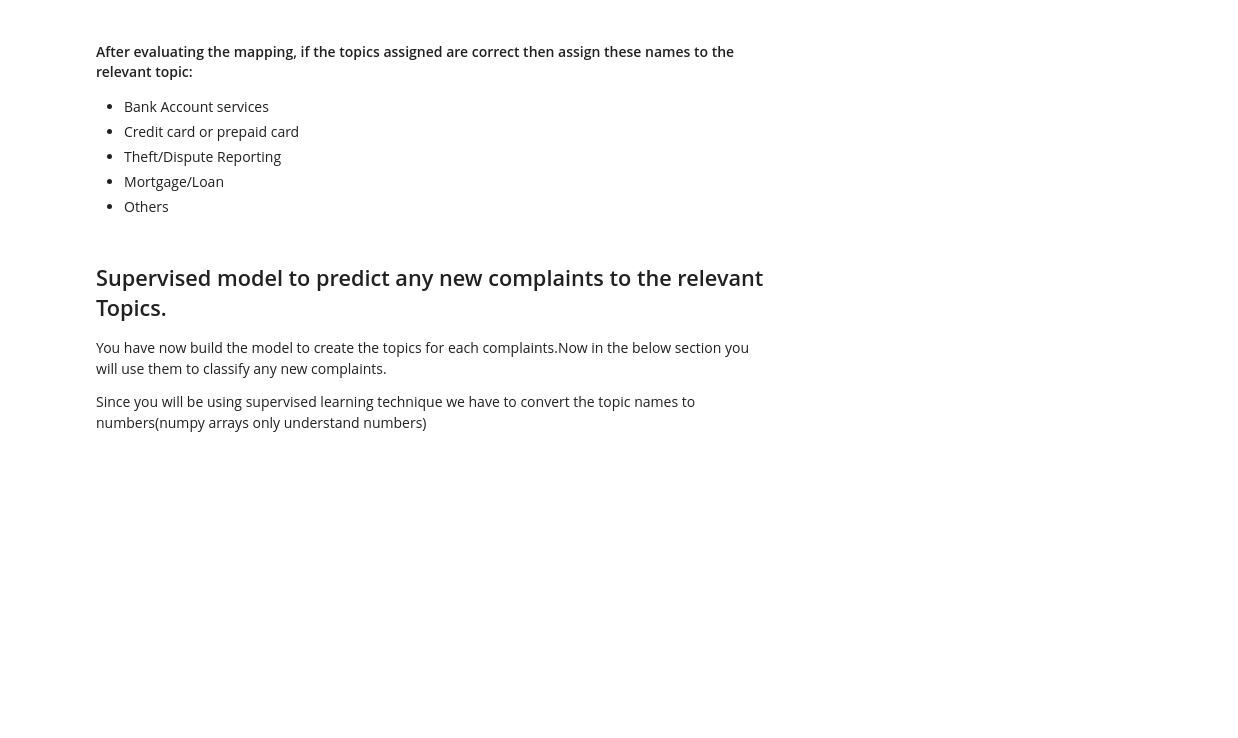
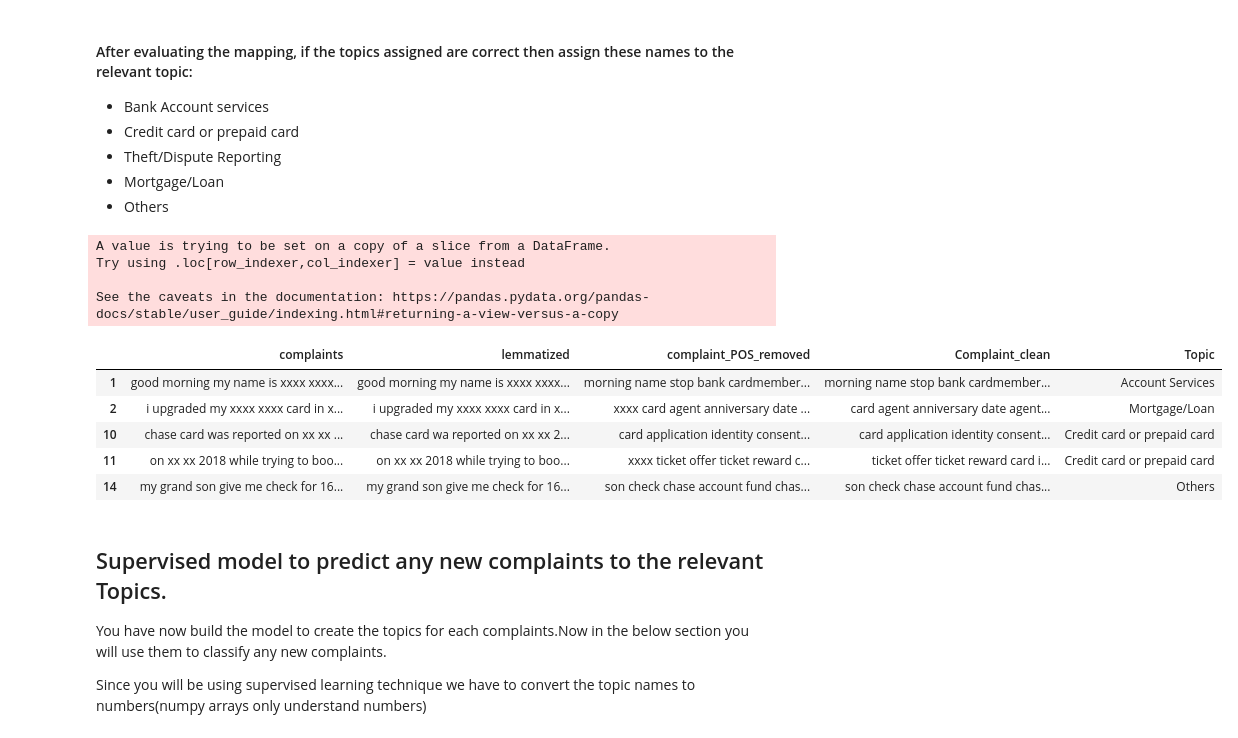
Before and after one commit to jays-26/automatic-ticket-classification, a Jupyter notebook: Automatic_Ticket_Classification_Assignment.ipynb, the cells around one changed output. Drawn from its saved outputs; the diff is of its cells as text; code cells hidden in the pictures; blank space fills up the shorter version.

```diff
--- a/Automatic_Ticket_Classification_Assignment.ipynb
+++ b/Automatic_Ticket_Classification_Assignment.ipynb
@@ -399,6 +446,6 @@ len(tfidf.get_feature_names())
 # %%
 #Assign the best topic to each of the cmplaints in Topic Column
 
-df_clean['Topic'] = #write your code to assign topics to each rows.
+df_clean['Topic'] = topic_results.argmax(axis=1) #write your code to assign topics to each rows.
 # %%
 df_clean.head()
@@ -416,11 +488,24 @@ df_clean.sort_values('Topic')
 # %%
 #Create the dictionary of Topic names and Topics
 
-Topic_names = {   }
-#Replace Topics with Topic Names
+Topic_names = {0:'Account Services', 1:'Others', 2:'Mortgage/Loan', 3:'Credit card or prepaid card', 4:'Theft/Dispute Reporting'}
+
+# Replace Topics with Topic Names
 df_clean['Topic'] = df_clean['Topic'].map(Topic_names)
+# %% [output]
+A value is trying to be set on a copy of a slice from a DataFrame.
+Try using .loc[row_indexer,col_indexer] = value instead
+
+See the caveats in the documentation: https://pandas.pydata.org/pandas-docs/stable/user_guide/indexing.html#returning-a-view-versus-a-copy
 # %%
-df_clean
+df_clean.head()
+# %% [output]
+|  | complaints | lemmatized | complaint_POS_removed | Complaint_clean | Topic |
+| 1 | good morning my name is xxxx xxxx... | good morning my name is xxxx xxxx... | morning name stop bank cardmember... | morning name stop bank cardmember... | Account Services |
+| 2 | i upgraded my xxxx xxxx card in x... | i upgraded my xxxx xxxx card in x... | xxxx card agent anniversary date ... | card agent anniversary date agent... | Mortgage/Loan |
+| 10 | chase card was reported on xx xx ... | chase card wa reported on xx xx 2... | card application identity consent... | card application identity consent... | Credit card or prepaid card |
+| 11 | on xx xx 2018 while trying to boo... | on xx xx 2018 while trying to boo... | xxxx ticket offer ticket reward c... | ticket offer ticket reward card i... | Credit card or prepaid card |
+| 14 | my grand son give me check for 16... | my grand son give me check for 16... | son check chase account fund chas... | son check chase account fund chas... | Others |
 # %% [markdown]
 ## Supervised model to predict any new complaints to the relevant Topics.
 
```
Also changed, not shown: parts of 28 cells of this notebook.
